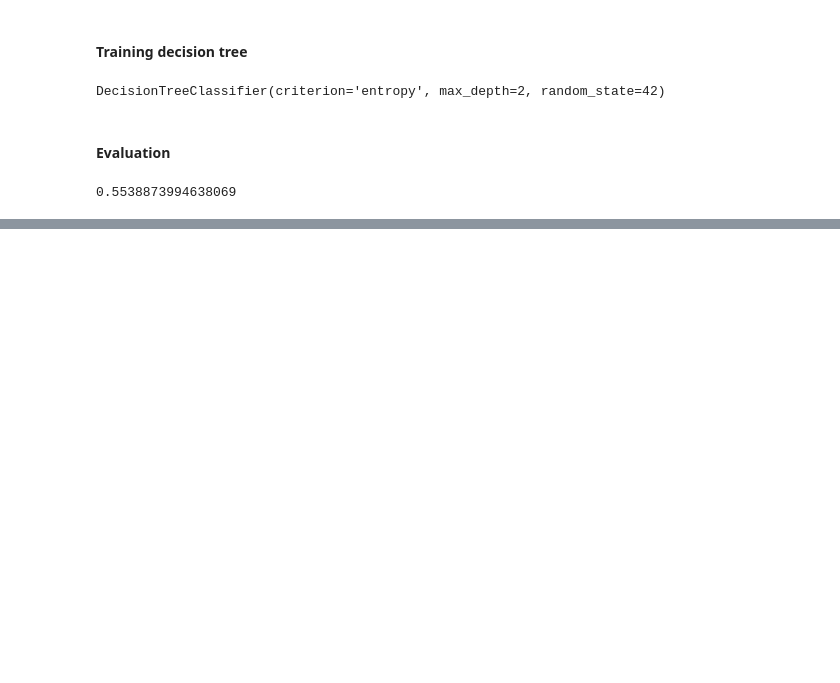
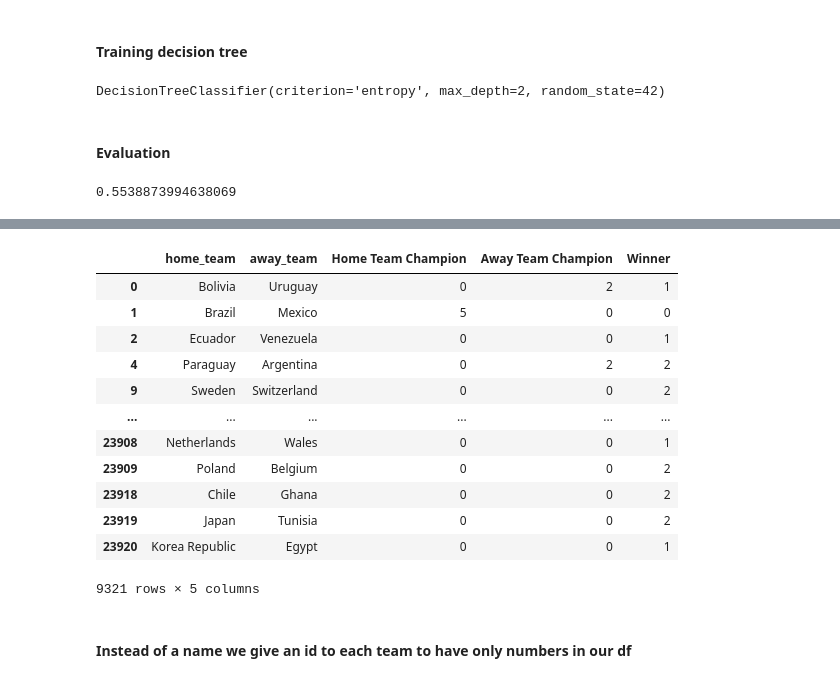
Before and after one commit to JavierCantoH/Fontys-DataScienceProject, a Jupyter notebook: ProjectWorldCupFinal.ipynb, the cells around one changed output, grey strips where cells are left out. Drawn from its saved outputs; the diff is of its cells as text; code cells hidden in the pictures; blank space fills up the shorter version.

```diff
--- a/ProjectWorldCupFinal.ipynb
+++ b/ProjectWorldCupFinal.ipynb
@@ -697,0 +718,32 @@ accuracy_score(y_test_final, y_pred)
+# %%
+data_matches_to_use['Winner'] = '-'
+# %%
+def match_winner(df):
+    if (int(df['home_team_result']) == 1):
+        df['Winner'] = 0
+    elif(int(df['home_team_result']) == 2):
+        df['Winner'] = 1
+    else:
+        df['Winner'] = 2
+
+    return df
+# %%
+data_matches_to_use = data_matches_to_use.apply(match_winner, axis = 1)
+data_matches_to_use = data_matches_to_use.drop(['home_team_result'], axis=1)
+data_matches_to_use
+# %% [output]
+|  | home_team | away_team | Home Team Champion | Away Team Champion | Winner |
+| 0 | Bolivia | Uruguay | 0 | 2 | 1 |
+| 1 | Brazil | Mexico | 5 | 0 | 0 |
+| 2 | Ecuador | Venezuela | 0 | 0 | 1 |
+| 4 | Paraguay | Argentina | 0 | 2 | 2 |
+| 9 | Sweden | Switzerland | 0 | 0 | 2 |
+| ... | ... | ... | ... | ... | ... |
+| 23908 | Netherlands | Wales | 0 | 0 | 1 |
+| 23909 | Poland | Belgium | 0 | 0 | 2 |
+| 23918 | Chile | Ghana | 0 | 0 | 2 |
+| 23919 | Japan | Tunisia | 0 | 0 | 2 |
+| 23920 | Korea Republic | Egypt | 0 | 0 | 1 |
+9321 rows × 5 columns
+# %% [markdown]
+#### Instead of a name we give an id to each team to have only numbers in our df
```
Also changed, not shown: parts of 67 cells of this notebook, 16 other files.
